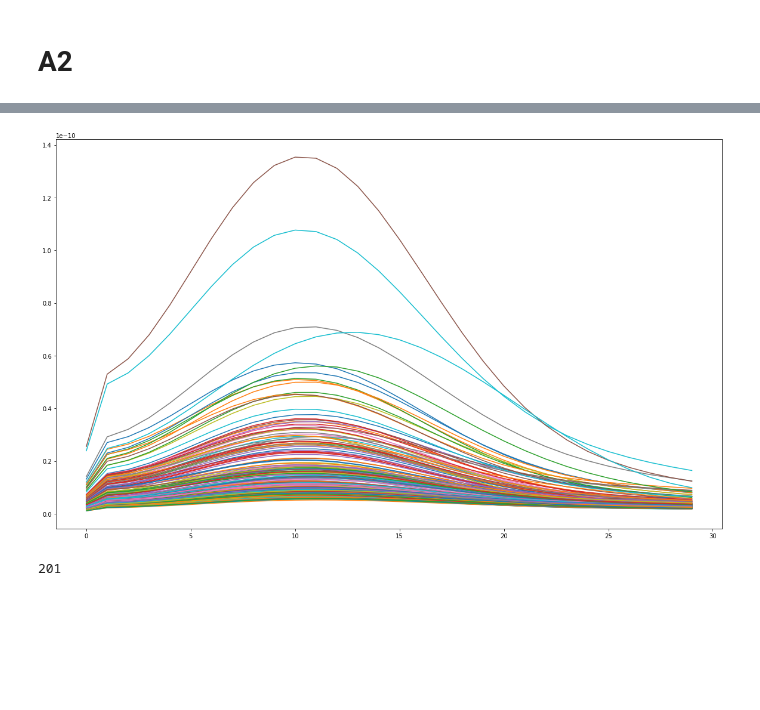
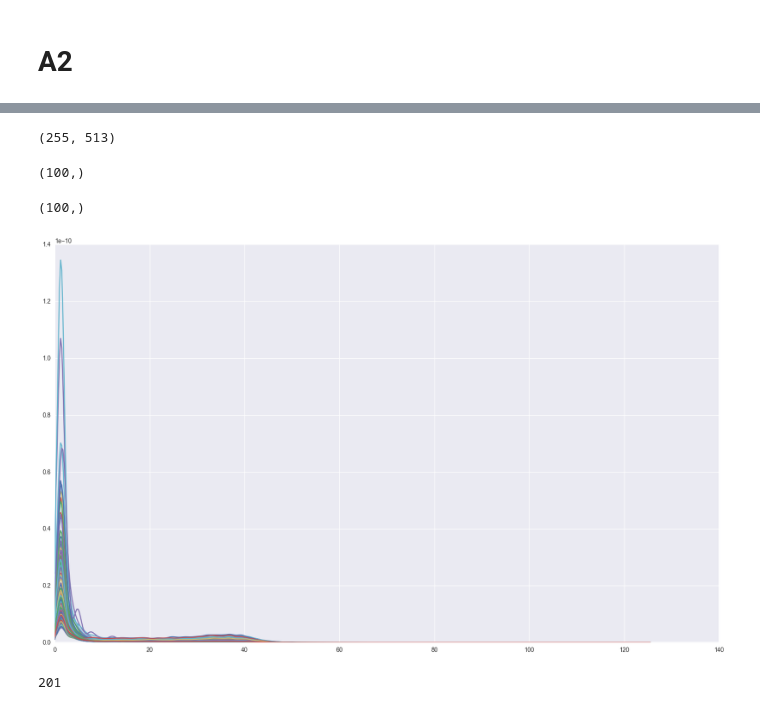
Before and after one commit to turtle-lea/ciencia-de-datos, a Jupyter notebook: tp-2/tp-2.ipynb, the cells around one changed output, grey strips where cells are left out. Cells and saved outputs as stored; diff of their text form; code cells hidden in the pictures; blank space fills up the shorter version.

```diff
--- a/tp-2/tp-2.ipynb
+++ b/tp-2/tp-2.ipynb
@@ -108,22 +119,8 @@ grafico_heatmap(mean_all_frec)
 # %%
-def ej2_frecuencias(electrode):
-
-    np.array(0.0, )
-
-
-
-
+def powers_welch_by_epoch(electrode):
     '''para un electrodo, cada epoch(todas sus muetras) calculamos welch,
     es decir todas las frecuencias y sus potencias'''
-    frecuencies = []
-    for i in range (0,894):
-        elec_x_frec = matrix_p01[i, electrode, :]
-        f, Pxx = welch(elec_x_frec, float(Samples/0.8), nfft=2048)
-        #f : ndarray
-        #Array of sample frequencies.
-        #Pxx : ndarray
-        #Power spectral density or power spectrum of x.
-        frecuencies.append(Pxx[0:2048])
-    #print frecuencies
-    frecuencies = np.array(frecuencies)#.T
-    return frecuencies
+    #for i in range (0,894):
+    elec_x_frec = matrix_p01[:, electrode, :]
+    f, Pxx = welch(elec_x_frec, float(Samples/0.8), nfft=1025)
+    return f,Pxx
@@ -129,0 +132,5 @@ def ej2_frecuencias(electrode):
+# %%
+f, _ = powers_welch_by_epoch(0)
+f2, _ = powers_welch_by_epoch(3)
+f3, _ = powers_welch_by_epoch(50)
+f == f3
@@ -130,16 +171,33 @@ def ej2_frecuencias(electrode):
 # %%
 frecs = []
 for i in range(0,255):
-    ej_2 = ej2_frecuencias(i)
-    ej_2 = ej_2.T
-    frec = ej_2.mean(1)
+    f, Pxx = powers_welch_by_epoch(i)
+    Pxx = Pxx
+    frec = Pxx.mean(0)
     frecs.append(frec)
+# %%
+frecs = np.array(frecs)
+#frecs.shape
+#frecs = frecs[:,0:100]
+#frecs.shape
+# %%
+frecs.shape
+# %% [output]
+(255, 513)
+# %%
+f[0:100].shape
+# %% [output]
+(100,)
+# %%
+frecs[0].shape
+# %% [output]
+(100,)
 # %%
 plt.figure(figsize=(20,12))
 for i in range(0,255):
-    plt.plot(range(0,cant_frec),frecs[i])
+    plt.plot(f,frecs[i])
 # %% [output]
-[figure, old version]
+[figure, new version]
 # %%
 def plot_ej2(electrodo_i_matrix, linestyle="-", linewidth=1):
     '''Esta funcion grafica el promedio entre epochs para cada muestra (1er muestra, primer medición
```
Also changed, not shown: parts of 46 cells of this notebook.
